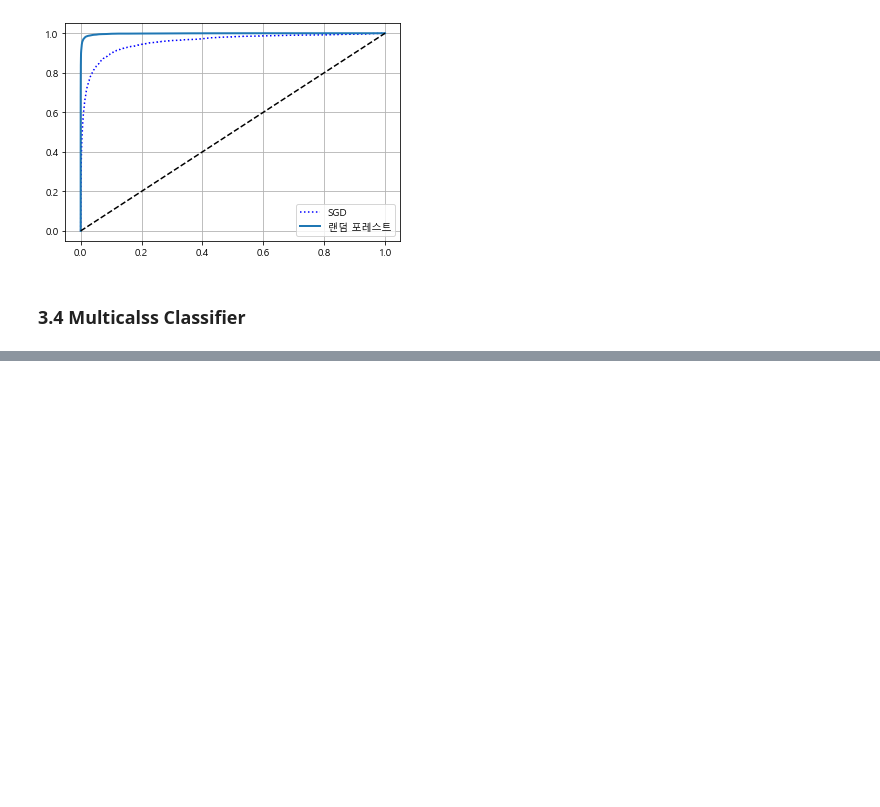
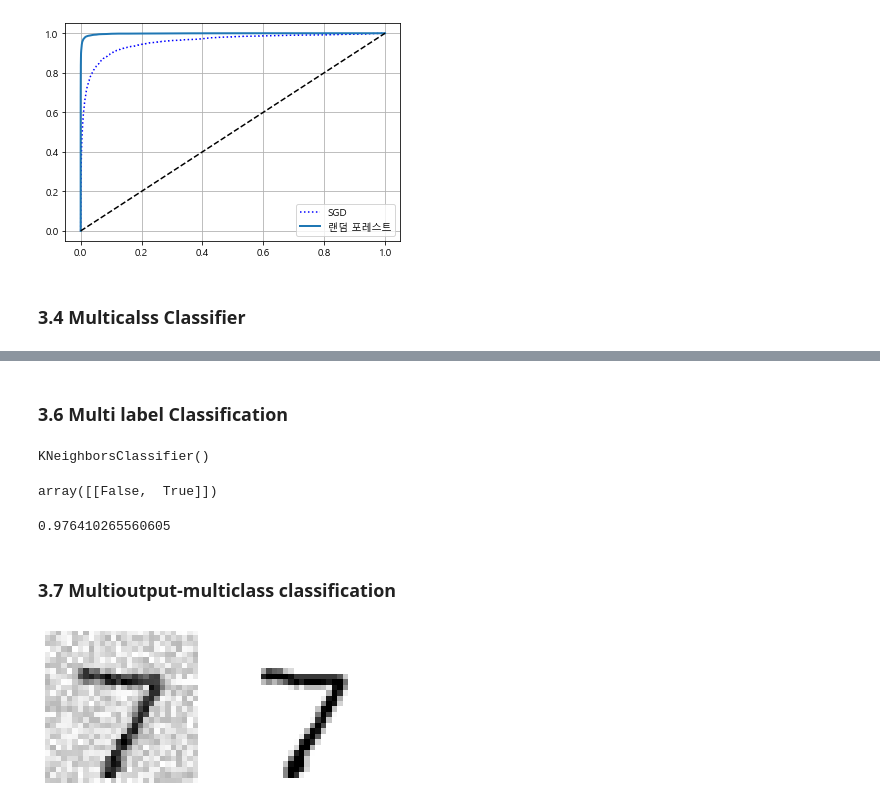
Before and after one commit to luckyspia/Statements, a Jupyter notebook: Hands_on_Machine_Learning_2nd_/ch03.Classification.ipynb, the cells around one changed output, grey strips where cells are left out. Saved outputs shown, nothing was run; the diff lists cells and outputs as text; code cells hidden in the pictures; blank space fills up the shorter version.

Commit message:
Classification End

```diff
--- a/Hands_on_Machine_Learning_2nd_/ch03.Classification.ipynb
+++ b/Hands_on_Machine_Learning_2nd_/ch03.Classification.ipynb
@@ -220,0 +357,43 @@ from sklearn.svm import SVC
+# %% [markdown]
+### 3.6 Multi label Classification
+# %%
+from sklearn.neighbors import KNeighborsClassifier
+y_train_large = (y_train >= 7)
+y_train_odd = (y_train % 2 == 1)
+y_multilabel = np.c_[y_train_large, y_train_odd]
+
+knn_clf = KNeighborsClassifier()
+knn_clf.fit(X_train, y_multilabel)
+# %% [output]
+KNeighborsClassifier()
+# %%
+knn_clf.predict([some_digit])
+# %% [output]
+array([[False,  True]])
+# %%
+y_train_knn_pred = cross_val_predict(knn_clf, X_train, y_multilabel, cv=3)
+f1_score(y_multilabel, y_train_knn_pred, average='macro')
+# %% [output]
+0.976410265560605
+# %% [markdown]
+### 3.7 Multioutput-multiclass classification
+# %%
+noise = np.random.randint(0, 100, (len(X_train), 784))
+X_train_mod = X_train + noise
+noise = np.random.randint(0, 100, (len(X_test), 784))
+X_test_mod = X_test + noise
+y_train_mod = X_train
+y_test_mod = X_test
+# %%
+def plot_digit(data):
+    image = np.array(data).reshape(28, 28)
+    plt.imshow(image, cmap = mpl.cm.binary,
+               interpolation="nearest")
+    plt.axis("off")
+# %%
+some_index = 0
+plt.subplot(121); plot_digit(X_test_mod.iloc[some_index])
+plt.subplot(122); plot_digit(y_test_mod.iloc[some_index])
+plt.show()
+# %% [output]
+[figure, added]
```
Also changed, not shown: parts of 19 cells of this notebook.
